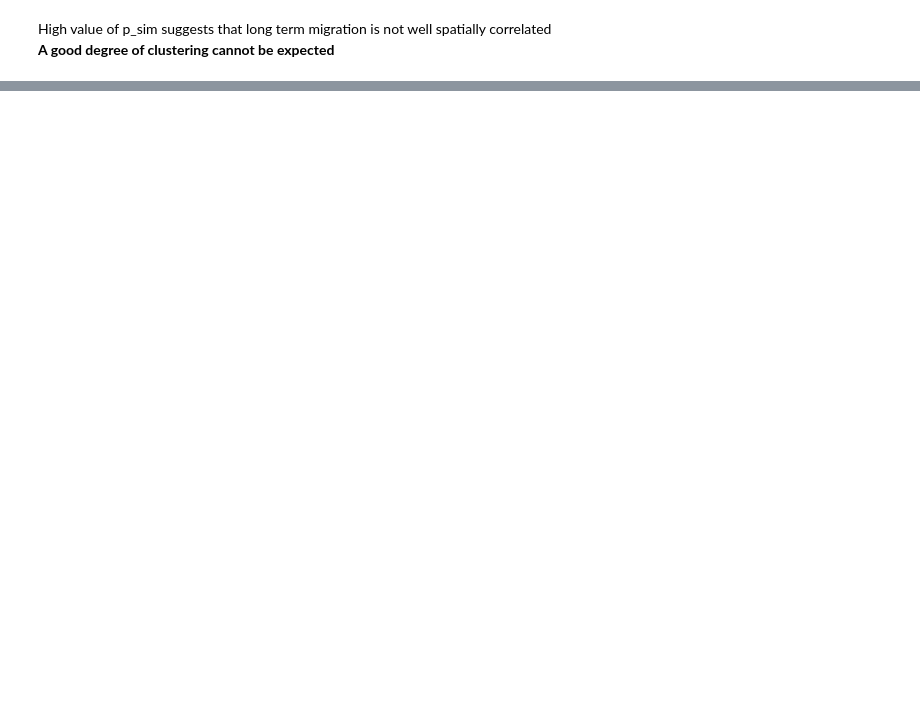
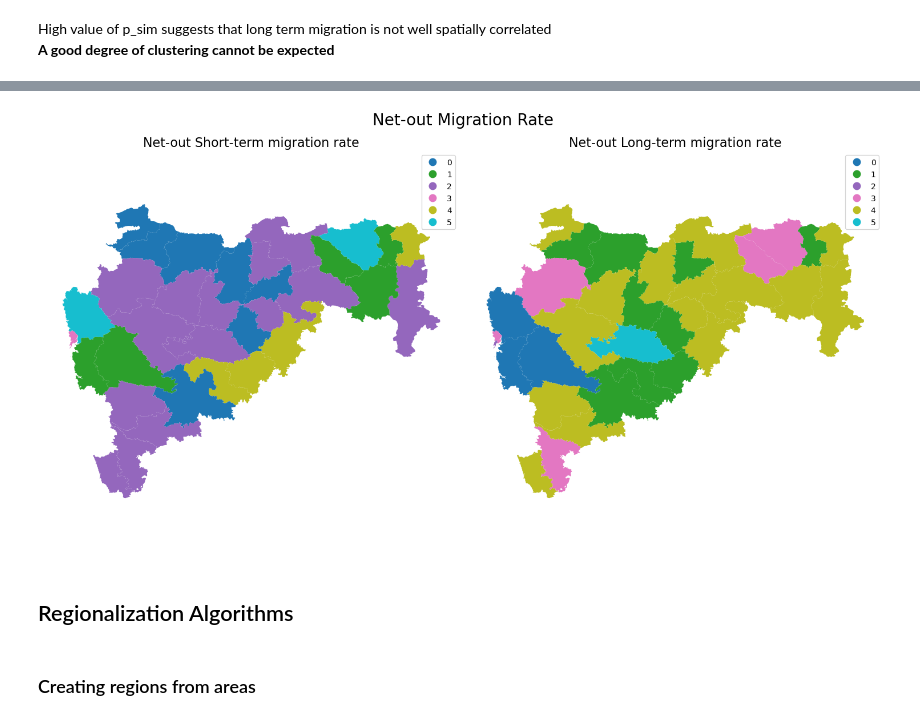
Before and after one commit to vidushi711/SDS_Final, a Jupyter notebook: Exploration/Maharashtra_migration.ipynb, the cells around one changed output, grey strips where cells are left out. Cells and saved outputs as stored; diff of their text form; code cells hidden in the pictures; blank space fills up the shorter version.

Commit message:
Regionalization Done

```diff
--- a/Exploration/Maharashtra_migration.ipynb
+++ b/Exploration/Maharashtra_migration.ipynb
@@ -815,0 +1013,9 @@ High value of p_sim suggests that long term migration is not well spatially corr
+# %%
+two_maps_categorical(mh_gdf2, var1="k6cls_netout_st", var2="k6cls_netout_lt",
+                     title1="Net-out Short-term migration rate", title2="Net-out Long-term migration rate", title="Net-out Migration Rate")
+# %% [output]
+[figure, added]
+# %% [markdown]
+## Regionalization Algorithms
+# %% [markdown]
+### Creating regions from areas
```
Also changed, not shown: parts of 52 cells of this notebook.
